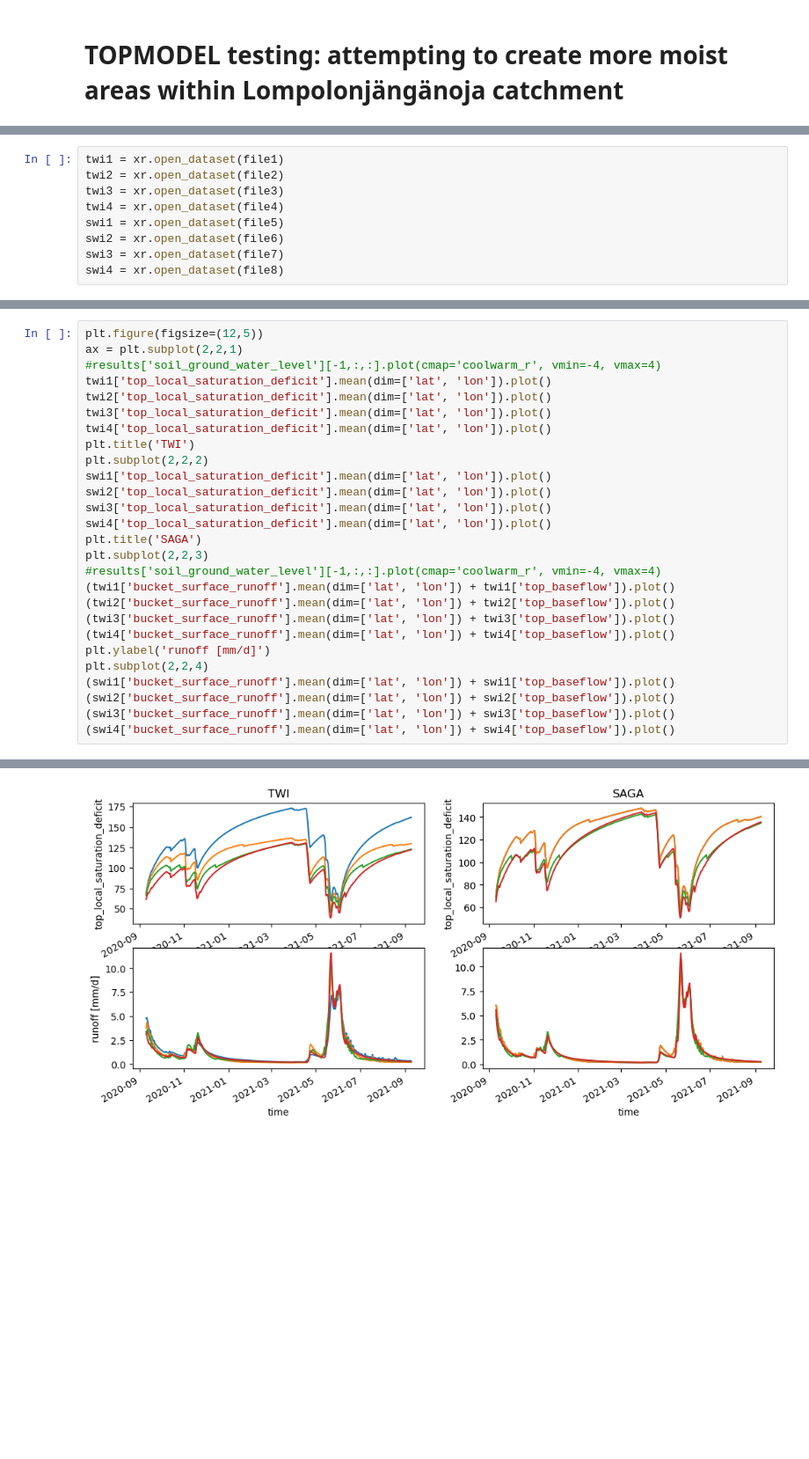
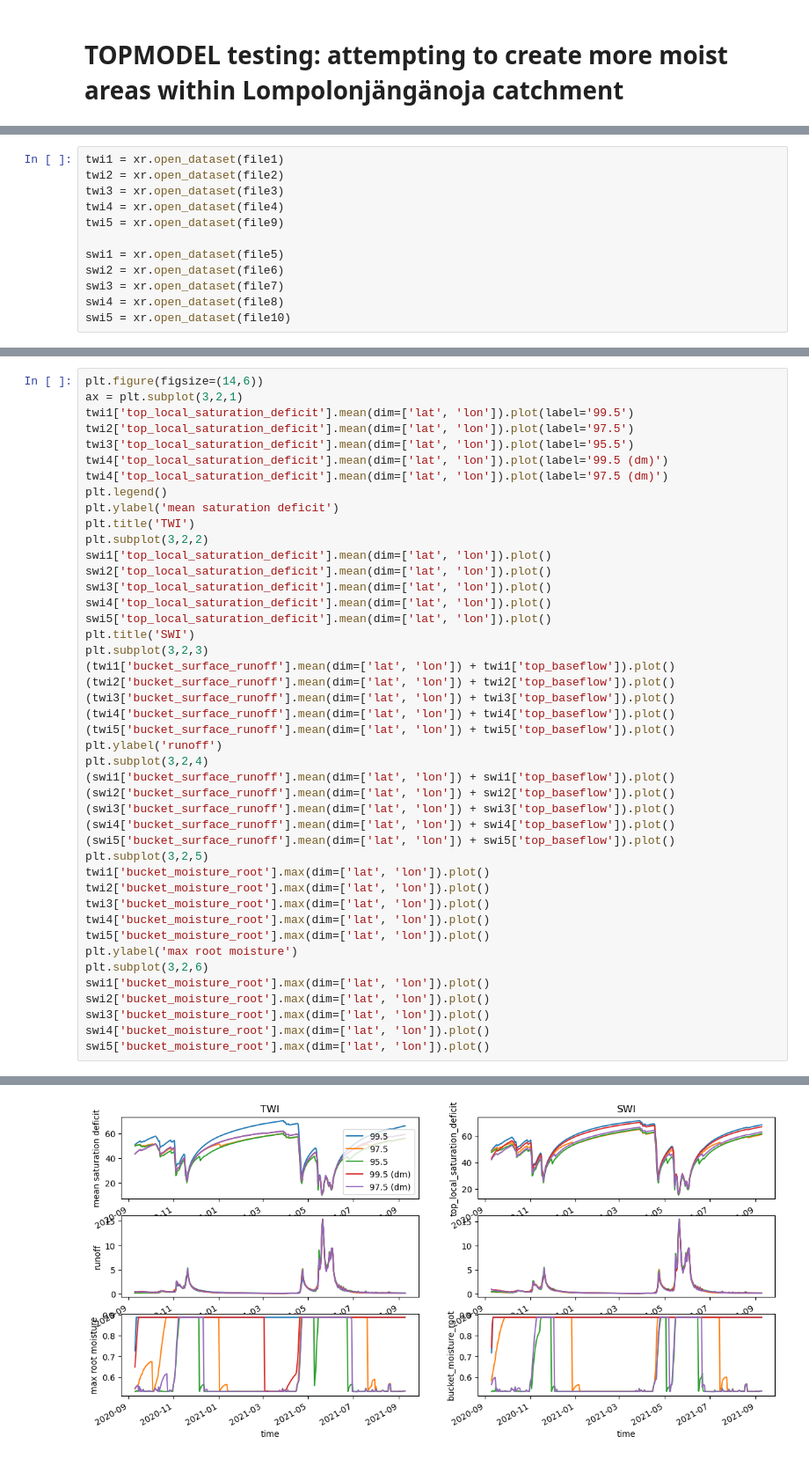
Before and after one commit to jpnousu/SpaFHy_v2.0, a Jupyter notebook: topmodel_test.ipynb, the cells around one changed output, grey strips where cells are left out. Shown at 88% size. Drawn from its saved outputs; the diff is of its cells as text; blank space fills up the shorter version.

```diff
--- a/topmodel_test.ipynb
+++ b/topmodel_test.ipynb
@@ -21,7 +37,10 @@ twi1 = xr.open_dataset(file1)
 twi2 = xr.open_dataset(file2)
 twi3 = xr.open_dataset(file3)
 twi4 = xr.open_dataset(file4)
+twi5 = xr.open_dataset(file9)
+
 swi1 = xr.open_dataset(file5)
 swi2 = xr.open_dataset(file6)
 swi3 = xr.open_dataset(file7)
 swi4 = xr.open_dataset(file8)
+swi5 = xr.open_dataset(file10)
@@ -92,31 +126,48 @@ for i in range(len(cutoffs)):
 # %%
-plt.figure(figsize=(12,5))
-ax = plt.subplot(2,2,1)
-#results['soil_ground_water_level'][-1,:,:].plot(cmap='coolwarm_r', vmin=-4, vmax=4)
-twi1['top_local_saturation_deficit'].mean(dim=['lat', 'lon']).plot()
-twi2['top_local_saturation_deficit'].mean(dim=['lat', 'lon']).plot()
-twi3['top_local_saturation_deficit'].mean(dim=['lat', 'lon']).plot()
-twi4['top_local_saturation_deficit'].mean(dim=['lat', 'lon']).plot()
+plt.figure(figsize=(14,6))
+ax = plt.subplot(3,2,1)
+twi1['top_local_saturation_deficit'].mean(dim=['lat', 'lon']).plot(label='99.5')
+twi2['top_local_saturation_deficit'].mean(dim=['lat', 'lon']).plot(label='97.5')
+twi3['top_local_saturation_deficit'].mean(dim=['lat', 'lon']).plot(label='95.5')
+twi4['top_local_saturation_deficit'].mean(dim=['lat', 'lon']).plot(label='99.5 (dm)')
+twi4['top_local_saturation_deficit'].mean(dim=['lat', 'lon']).plot(label='97.5 (dm)')
+plt.legend()
+plt.ylabel('mean saturation deficit')
 plt.title('TWI')
-plt.subplot(2,2,2)
+plt.subplot(3,2,2)
 swi1['top_local_saturation_deficit'].mean(dim=['lat', 'lon']).plot()
 swi2['top_local_saturation_deficit'].mean(dim=['lat', 'lon']).plot()
 swi3['top_local_saturation_deficit'].mean(dim=['lat', 'lon']).plot()
 swi4['top_local_saturation_deficit'].mean(dim=['lat', 'lon']).plot()
-plt.title('SAGA')
-plt.subplot(2,2,3)
-#results['soil_ground_water_level'][-1,:,:].plot(cmap='coolwarm_r', vmin=-4, vmax=4)
+swi5['top_local_saturation_deficit'].mean(dim=['lat', 'lon']).plot()
+plt.title('SWI')
+plt.subplot(3,2,3)
 (twi1['bucket_surface_runoff'].mean(dim=['lat', 'lon']) + twi1['top_baseflow']).plot()
 (twi2['bucket_surface_runoff'].mean(dim=['lat', 'lon']) + twi2['top_baseflow']).plot()
 (twi3['bucket_surface_runoff'].mean(dim=['lat', 'lon']) + twi3['top_baseflow']).plot()
 (twi4['bucket_surface_runoff'].mean(dim=['lat', 'lon']) + twi4['top_baseflow']).plot()
-plt.ylabel('runoff [mm/d]')
-plt.subplot(2,2,4)
+(twi5['bucket_surface_runoff'].mean(dim=['lat', 'lon']) + twi5['top_baseflow']).plot()
+plt.ylabel('runoff')
+plt.subplot(3,2,4)
 (swi1['bucket_surface_runoff'].mean(dim=['lat', 'lon']) + swi1['top_baseflow']).plot()
 (swi2['bucket_surface_runoff'].mean(dim=['lat', 'lon']) + swi2['top_baseflow']).plot()
 (swi3['bucket_surface_runoff'].mean(dim=['lat', 'lon']) + swi3['top_baseflow']).plot()
 (swi4['bucket_surface_runoff'].mean(dim=['lat', 'lon']) + swi4['top_baseflow']).plot()
+(swi5['bucket_surface_runoff'].mean(dim=['lat', 'lon']) + swi5['top_baseflow']).plot()
+plt.subplot(3,2,5)
+twi1['bucket_moisture_root'].max(dim=['lat', 'lon']).plot()
+twi2['bucket_moisture_root'].max(dim=['lat', 'lon']).plot()
+twi3['bucket_moisture_root'].max(dim=['lat', 'lon']).plot()
+twi4['bucket_moisture_root'].max(dim=['lat', 'lon']).plot()
+twi5['bucket_moisture_root'].max(dim=['lat', 'lon']).plot()
+plt.ylabel('max root moisture')
+plt.subplot(3,2,6)
+swi1['bucket_moisture_root'].max(dim=['lat', 'lon']).plot()
+swi2['bucket_moisture_root'].max(dim=['lat', 'lon']).plot()
+swi3['bucket_moisture_root'].max(dim=['lat', 'lon']).plot()
+swi4['bucket_moisture_root'].max(dim=['lat', 'lon']).plot()
+swi5['bucket_moisture_root'].max(dim=['lat', 'lon']).plot()
 # %% [output]
 [<matplotlib.lines.Line2D at 0x...>]
-[figure, old version]
+[figure, new version]
 # %% [markdown]
```
Also changed, not shown: parts of 16 cells of this notebook, 9 other files.
